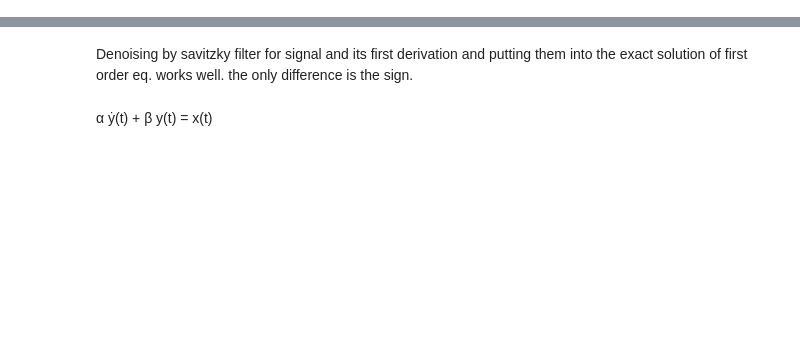
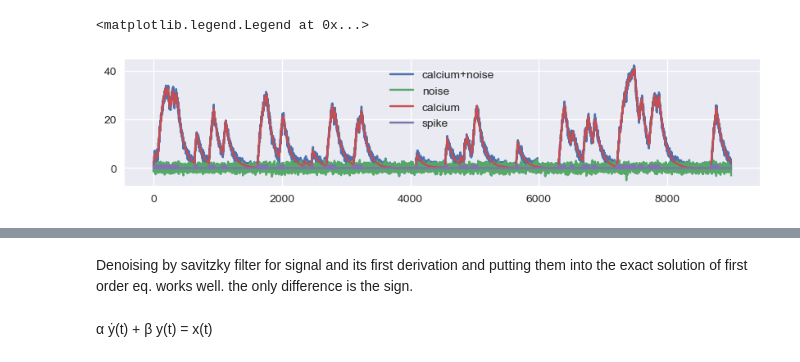
Before and after one commit to mjoudy/Calcium---AR, a Jupyter notebook: pre-processing-for-stefan.ipynb, the cells around one changed output, grey strips where cells are left out. Drawn from its saved outputs; the diff is of its cells as text; code cells hidden in the pictures; blank space fills up the shorter version.

```diff
--- a/pre-processing-for-stefan.ipynb
+++ b/pre-processing-for-stefan.ipynb
@@ -48,6 +48,21 @@ calcium_noisy = calcium + noise_recording
 #calciumN_nsp = calcium_nsp[n, :]
 #noise = np.random.normal(0,1, sim_dur)
 calcium_nsp_noisy = calcium_nsp + noise_recording
+# %%
+f = plt.figure(figsize=(10,2)) #figure size inside
+#ax1 = f.add_axes() #axis limits inside when there is no subplots
+#ax1 = plt.subplot(2,1,1) when you want to share axes between subplots you don't use this
+ax2 = f.subplots(1)
+
+# ax2.set_title('spikes + noise -> calcium + noise')
+ax2.plot(calcium_nsp_noisy[n, :], label = 'calcium+noise')
+ax2.plot(noise_recording[n, :], label = 'noise')
+ax2.plot(calcium_nsp[n, :], label = 'calcium')
+ax2.plot(spikes_noisy[n, :], label = 'spike')
+ax2.legend()
+# %% [output]
+<matplotlib.legend.Legend at 0x...>
+[figure, added]
 # %%
 f = plt.figure(figsize=(20,8)) #figure size inside
 #ax1 = f.add_axes() #axis limits inside when there is no subplots
```
Also changed, not shown: parts of 5 cells of this notebook, 10 other files.
